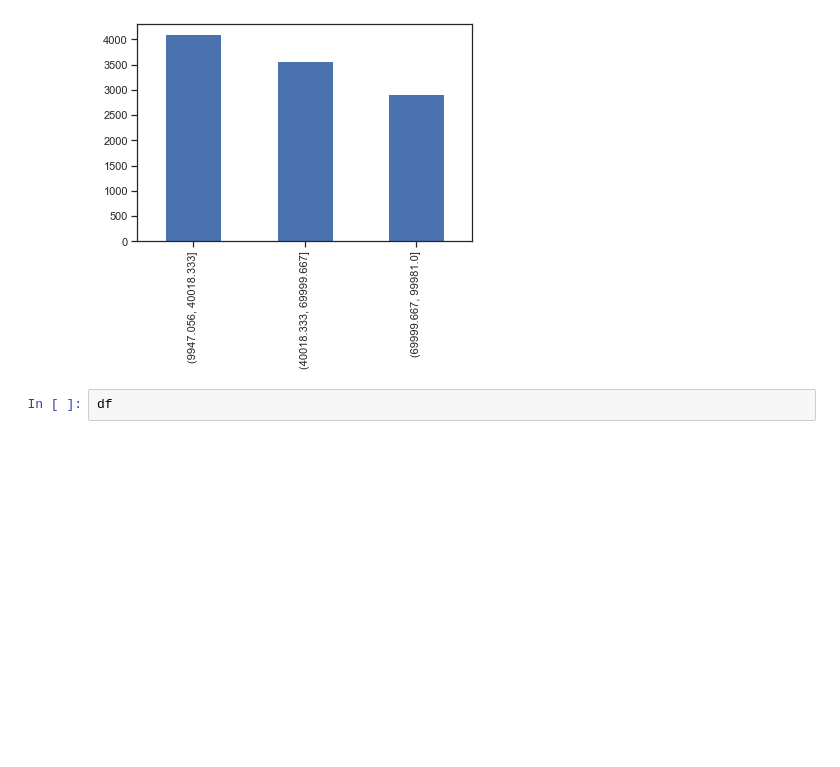
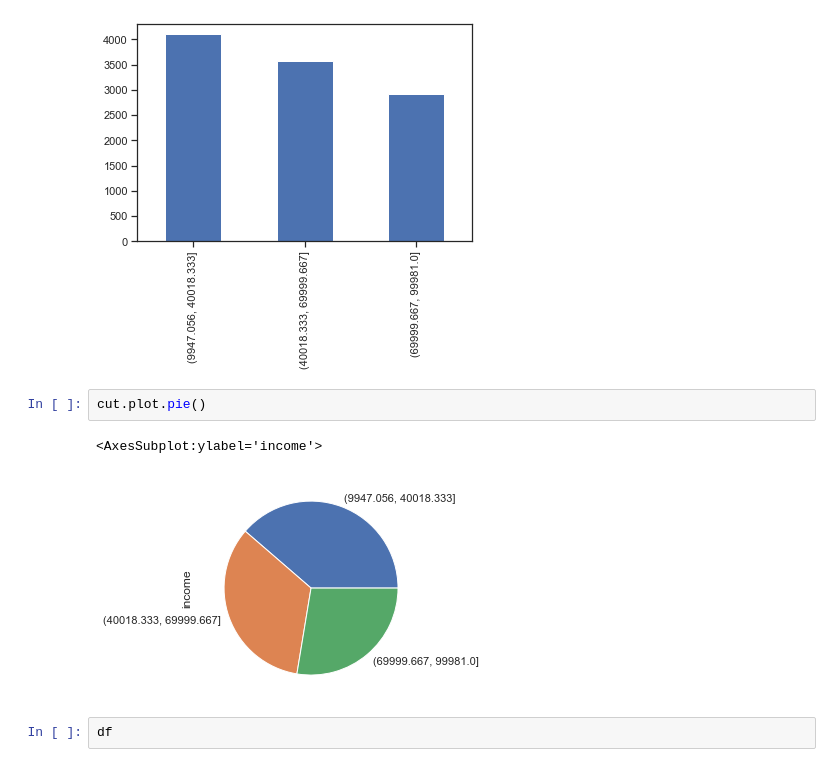
Before and after one commit to mlnima/ironhack-lab, a Jupyter notebook: week2/day1/activity4.ipynb, the cells around one changed output. Drawn from its saved outputs; the diff is of its cells as text; blank space fills up the shorter version.

```diff
--- a/week2/day1/activity4.ipynb
+++ b/week2/day1/activity4.ipynb
@@ -76,6 +76,11 @@ cut.plot.bar()
 # %% [output]
 <AxesSubplot:>
 [figure]
+# %%
+cut.plot.pie()
+# %% [output]
+<AxesSubplot:ylabel='income'>
+[figure, added]
 # %%
 df
 # %% [output]
```
